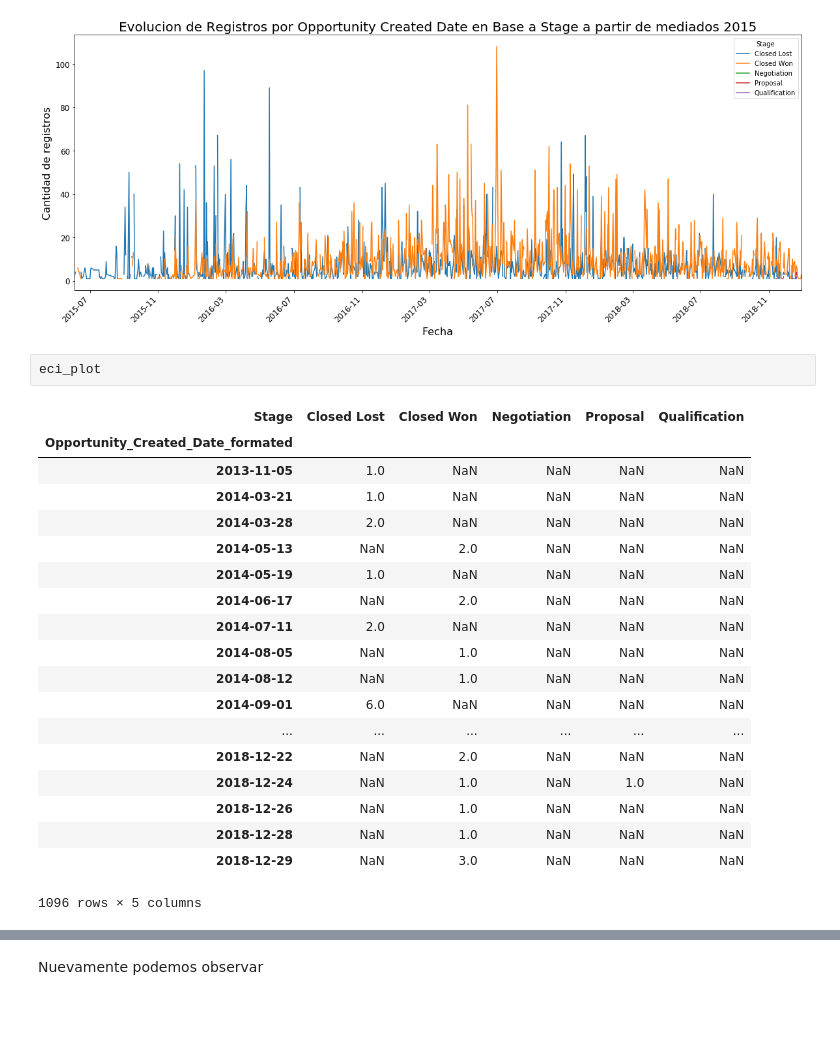
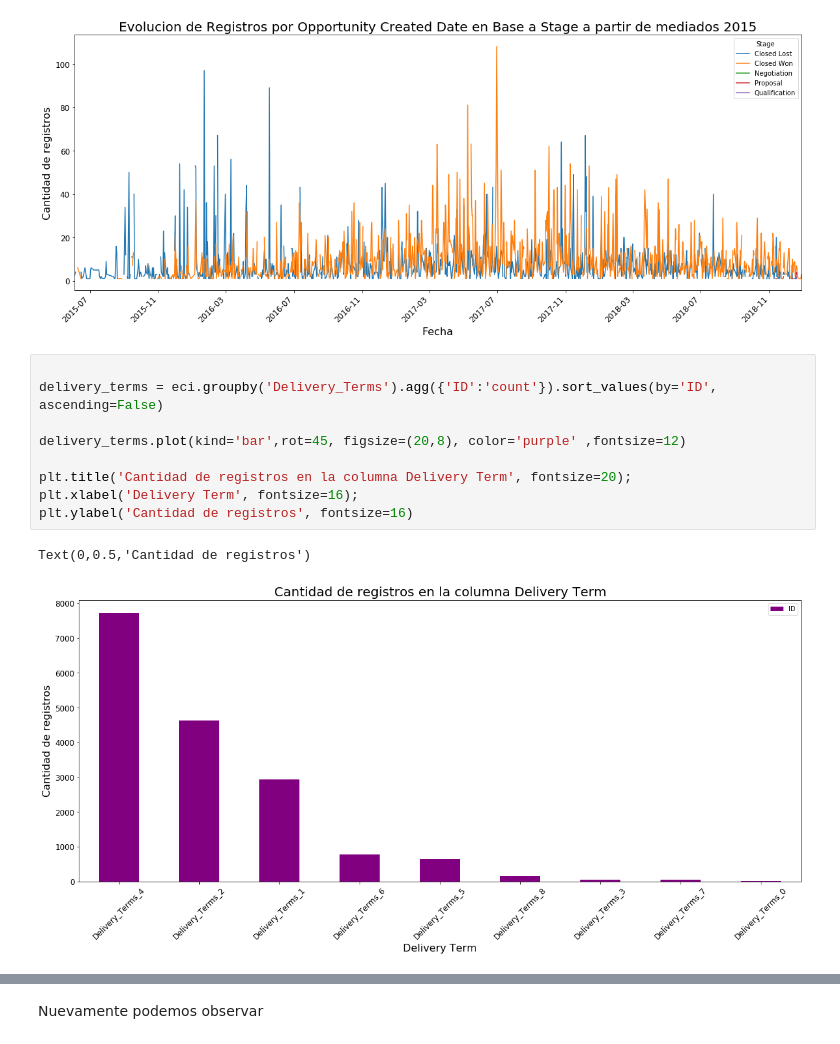
Before and after one commit to felipegonzalez2112/tp-2020-orga-datos, a Jupyter notebook: TP1-Analisis.ipynb, the cells around one changed output, grey strips where cells are left out. Cells and saved outputs as stored; diff of their text form; blank space fills up the shorter version.

```diff
--- a/TP1-Analisis.ipynb
+++ b/TP1-Analisis.ipynb
@@ -206,25 +206,15 @@ plt.ylabel('Cantidad de registros', fontsize=16)
 # %% [output]
 Text(0,0.5,'Cantidad de registros')
 [figure]
-# %%
-eci_plot
-# %% [output]
-| Stage | Closed Lost | Closed Won | Negotiation | Proposal | Qualification |
-| Opportunity_Created_Date_formated |  |  |  |  |  |
-| 2013-11-05 | 1.0 | NaN | NaN | NaN | NaN |
-| 2014-03-21 | 1.0 | NaN | NaN | NaN | NaN |
-| 2014-03-28 | 2.0 | NaN | NaN | NaN | NaN |
-| 2014-05-13 | NaN | 2.0 | NaN | NaN | NaN |
-| 2014-05-19 | 1.0 | NaN | NaN | NaN | NaN |
-| 2014-06-17 | NaN | 2.0 | NaN | NaN | NaN |
-| 2014-07-11 | 2.0 | NaN | NaN | NaN | NaN |
-| 2014-08-05 | NaN | 1.0 | NaN | NaN | NaN |
-| 2014-08-12 | NaN | 1.0 | NaN | NaN | NaN |
-| 2014-09-01 | 6.0 | NaN | NaN | NaN | NaN |
-| ... | ... | ... | ... | ... | ... |
-| 2018-12-22 | NaN | 2.0 | NaN | NaN | NaN |
-| 2018-12-24 | NaN | 1.0 | NaN | 1.0 | NaN |
-| 2018-12-26 | NaN | 1.0 | NaN | NaN | NaN |
-| 2018-12-28 | NaN | 1.0 | NaN | NaN | NaN |
-| 2018-12-29 | NaN | 3.0 | NaN | NaN | NaN |
-1096 rows × 5 columns
+# %%
+
+delivery_terms = eci.groupby('Delivery_Terms').agg({'ID':'count'}).sort_values(by='ID', ascending=False)
+
+delivery_terms.plot(kind='bar',rot=45, figsize=(20,8), color='purple' ,fontsize=12)
+
+plt.title('Cantidad de registros en la columna Delivery Term', fontsize=20);
+plt.xlabel('Delivery Term', fontsize=16);
+plt.ylabel('Cantidad de registros', fontsize=16)
+# %% [output]
+Text(0,0.5,'Cantidad de registros')
+[figure, added]
```
Also changed, not shown: parts of 13 cells of this notebook.
